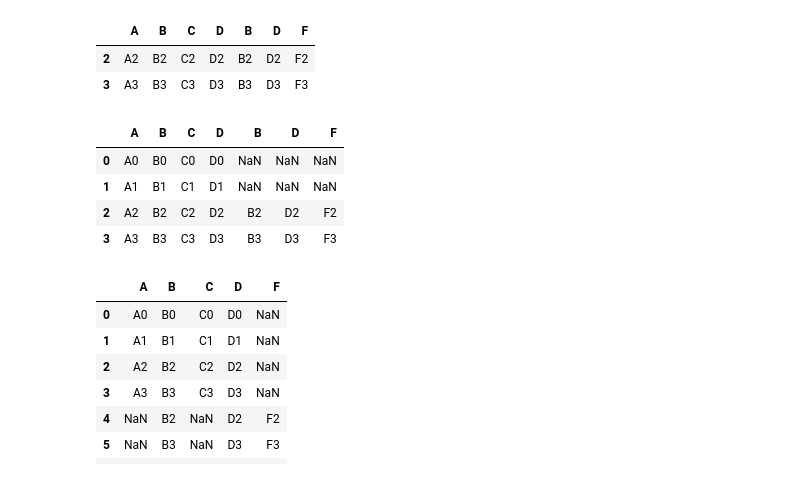
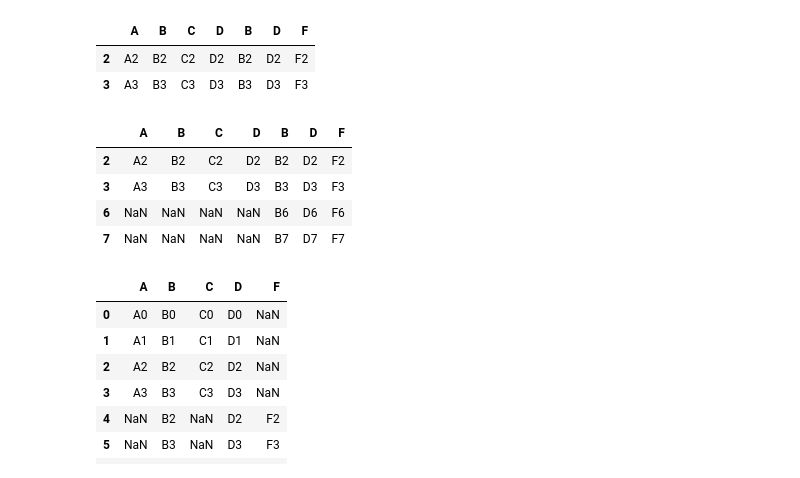
Before and after one commit to RainyHeaven/DataStudy, a Jupyter notebook: 180415_Chapter1.ipynb, the cells around one changed output. Saved outputs shown, nothing was run; the diff lists cells and outputs as text; code cells hidden in the pictures.

```diff
--- a/180415_Chapter1.ipynb
+++ b/180415_Chapter1.ipynb
@@ -582,14 +602,14 @@ result
 | 2 | A2 | B2 | C2 | D2 | B2 | D2 | F2 |
 | 3 | A3 | B3 | C3 | D3 | B3 | D3 | F3 |
 # %%
-result = pd.concat([df1, df4], axis=1, join_axes=[df1.index])
+result = pd.concat([df1, df4], axis=1, join_axes=[df4.index])
 result
 # %% [output]
 |  | A | B | C | D | B | D | F |
-| 0 | A0 | B0 | C0 | D0 | NaN | NaN | NaN |
-| 1 | A1 | B1 | C1 | D1 | NaN | NaN | NaN |
 | 2 | A2 | B2 | C2 | D2 | B2 | D2 | F2 |
 | 3 | A3 | B3 | C3 | D3 | B3 | D3 | F3 |
+| 6 | NaN | NaN | NaN | NaN | B6 | D6 | F6 |
+| 7 | NaN | NaN | NaN | NaN | B7 | D7 | F7 |
 # %%
 result = pd.concat([df1, df4], ignore_index=True)
 result
```
Also changed, not shown: parts of 54 cells of this notebook.
